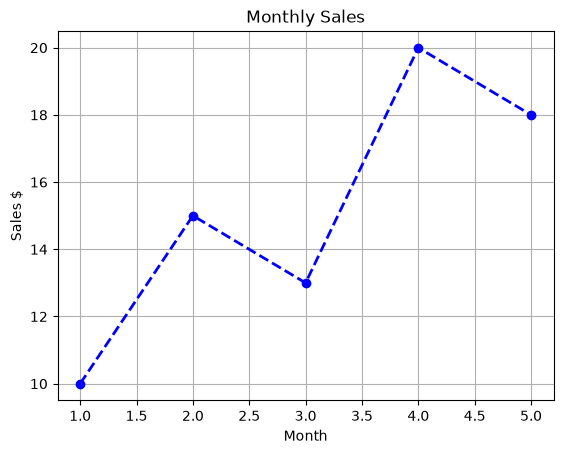
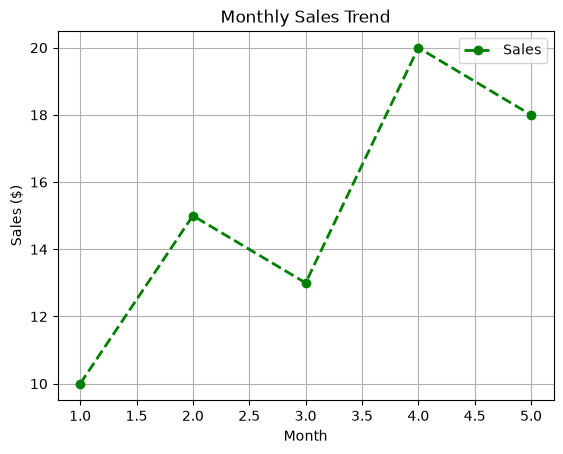
Code edit (unified diff) that turned the first committed figure into the second:
--- before
+++ after
@@ -6,5 +6,5 @@
 # line plot
 plt.plot(x, y,
-         color="blue",
+         color="green",
          linestyle="--",
          marker="o",
@@ -13,20 +13,8 @@
 
 plt.grid(True)
-plt.title("Monthly Sales")
+plt.title("Monthly Sales Trend")
 plt.xlabel("Month")
-plt.ylabel("Sales $")
-
-plt.show()
-
-plt.plot(x, y,
-         color='red',
-         linestyle='--',
-         marker='o',
-         linewidth=2)
-
-plt.title("Customized Line Plot")
-plt.xlabel("Days")
-plt.ylabel("Sales")
-
+plt.ylabel("Sales ($)")
+plt.legend()
 plt.show()
 
@@ -35,9 +23,12 @@
 marks = [85, 78, 90, 88]
 
-plt.bar(subjects, marks)
+plt.bar(subjects, marks,
+        color="skyblue",
+        edgecolor="black")
 
-plt.title("Student Marks")
+plt.title("Student Marks by Subject")
 plt.xlabel("Subjects")
 plt.ylabel("Marks")
+plt.grid(axis="y", linestyle="--", alpha=0.5)
 
 plt.show()
@@ -47,9 +38,13 @@
 weight = [45, 50, 58, 48, 72]
 
-plt.scatter(height, weight)
+plt.scatter(height, weight,
+            color="purple",
+            marker="o",
+            s=80)
 
-plt.title("Height vs Weight")
+plt.title("Height vs Weight Relationship")
 plt.xlabel("Height (cm)")
 plt.ylabel("Weight (kg)")
+plt.grid(True, linestyle="--", alpha=0.5)
 
 plt.show()
@@ -59,9 +54,14 @@
          80, 82, 85, 88, 90, 92, 95]
 
-plt.hist(marks)
+plt.hist(marks,
+         bins=6,
+         color="orange",
+         edgecolor="black",
+         alpha=0.8)
 
-plt.title("Distribution of Marks")
-plt.xlabel("Marks")
+plt.title("Distribution of Student Marks")
+plt.xlabel("Marks Range")
 plt.ylabel("Frequency")
+plt.grid(axis="y", linestyle=":", alpha=0.5)
 
 plt.show()

Commit: feat: Matplotlib - subplots